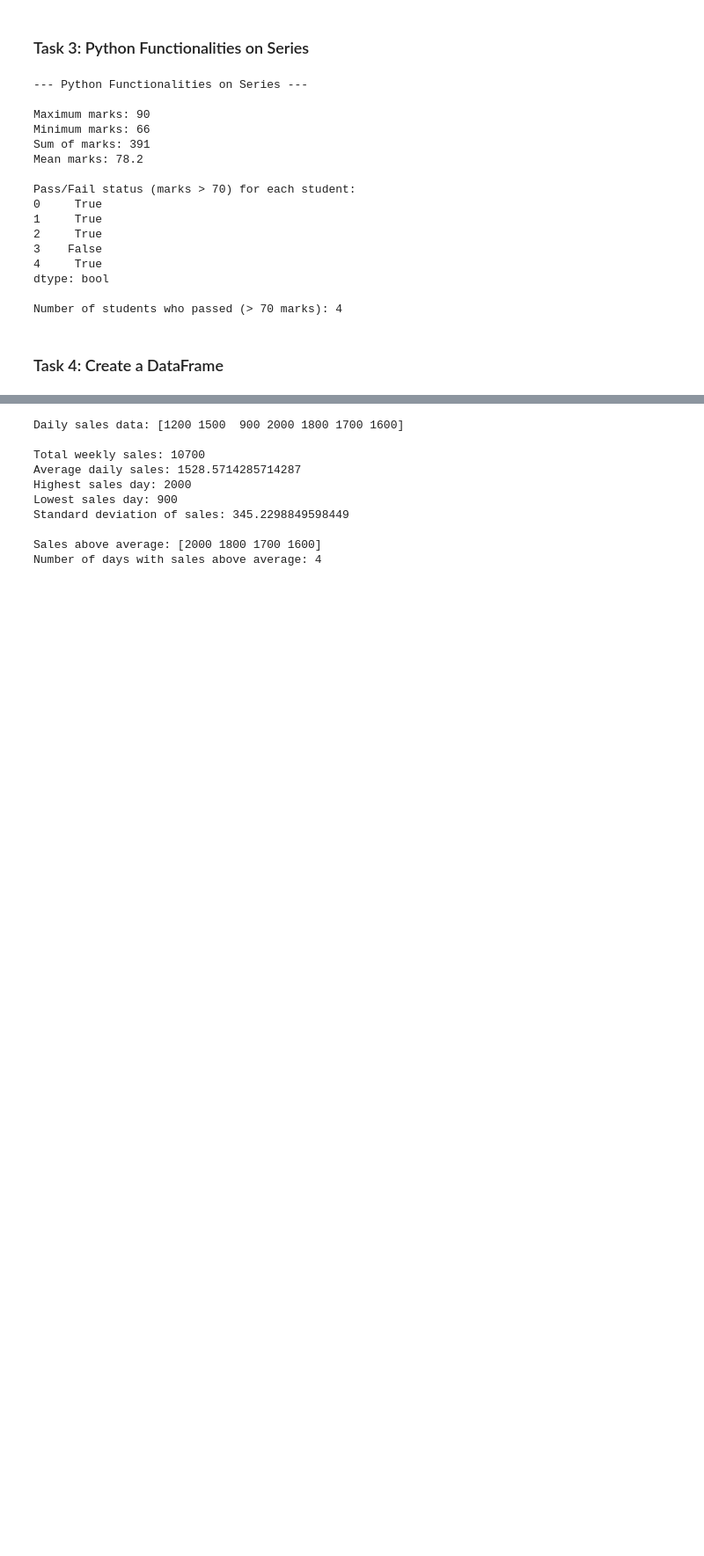
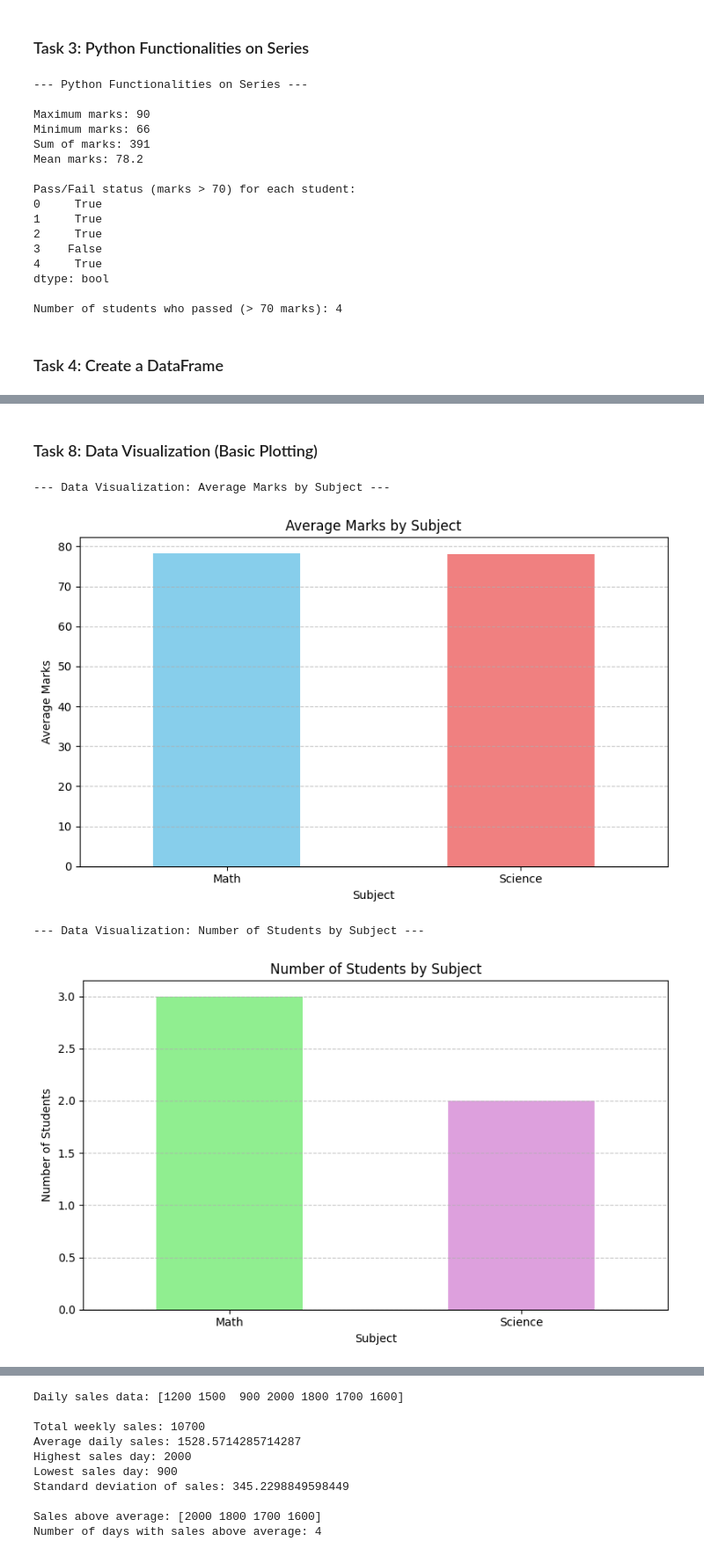
Before and after one commit to anuragantin07/GenAI_Assignments_and_Projects, a Jupyter notebook: GenAI_Assignments_and_Projects.ipynb, the cells around one changed output, grey strips where cells are left out. Shown at 88% size. Saved outputs shown, nothing was run; the diff lists cells and outputs as text; code cells hidden in the pictures; blank space fills up the shorter version.

```diff
--- a/GenAI_Assignments_and_Projects.ipynb
+++ b/GenAI_Assignments_and_Projects.ipynb
@@ -2042,0 +2196,46 @@ print("DataFrame Column Names:", students_df.columns.tolist())
+# %% [markdown]
+### Task 8: Data Visualization (Basic Plotting)
+# %%
+import matplotlib.pyplot as plt
+
+# Using the average_marks_by_subject Series from Task 7
+# average_marks_by_subject:
+# Subject
+# Math       78.333333
+# Science    78.000000
+# Name: Marks, dtype: float64
+
+print("--- Data Visualization: Average Marks by Subject ---")
+
+# Create a bar chart of average marks by subject
+plt.figure(figsize=(8, 5))
+average_marks_by_subject.plot(kind='bar', color=['skyblue', 'lightcoral'])
+plt.title('Average Marks by Subject')
+plt.xlabel('Subject')
+plt.ylabel('Average Marks')
+plt.xticks(rotation=0) # Keep subject names horizontal
+plt.grid(axis='y', linestyle='--', alpha=0.7)
+plt.tight_layout()
+plt.show()
+
+# Optional: Also visualize the number of students by subject
+# student_count_by_subject:
+# Subject
+# Math       3
+# Science    2
+# Name: Name, dtype: int64
+print("\n--- Data Visualization: Number of Students by Subject ---")
+plt.figure(figsize=(8, 5))
+student_count_by_subject.plot(kind='bar', color=['lightgreen', 'plum'])
+plt.title('Number of Students by Subject')
+plt.xlabel('Subject')
+plt.ylabel('Number of Students')
+plt.xticks(rotation=0)
+plt.grid(axis='y', linestyle='--', alpha=0.7)
+plt.tight_layout()
+plt.show()
+# %% [output]
+--- Data Visualization: Average Marks by Subject ---
+[figure, added]
+--- Data Visualization: Number of Students by Subject ---
+[figure, added]
```
Also changed, not shown: parts of 26 cells of this notebook.
